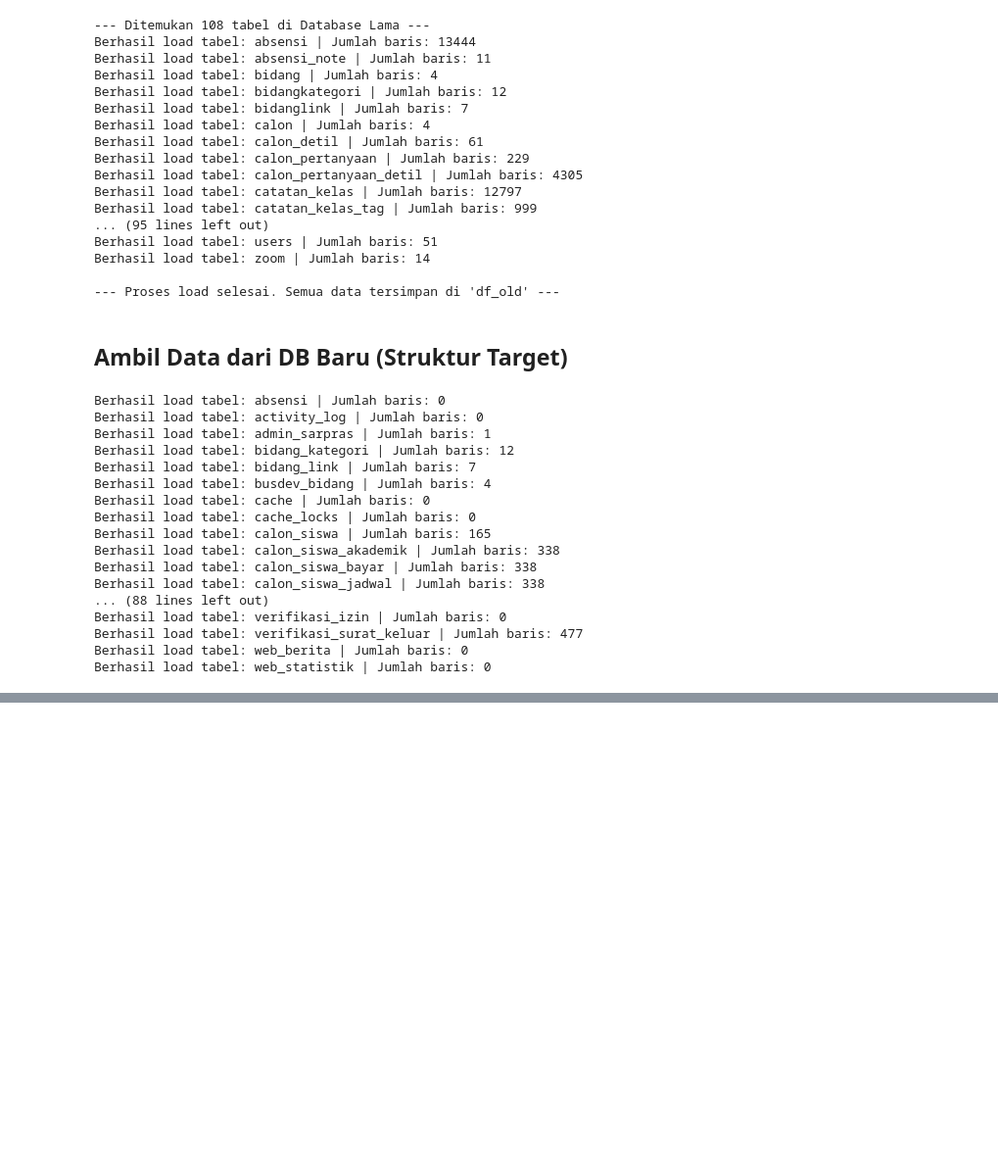
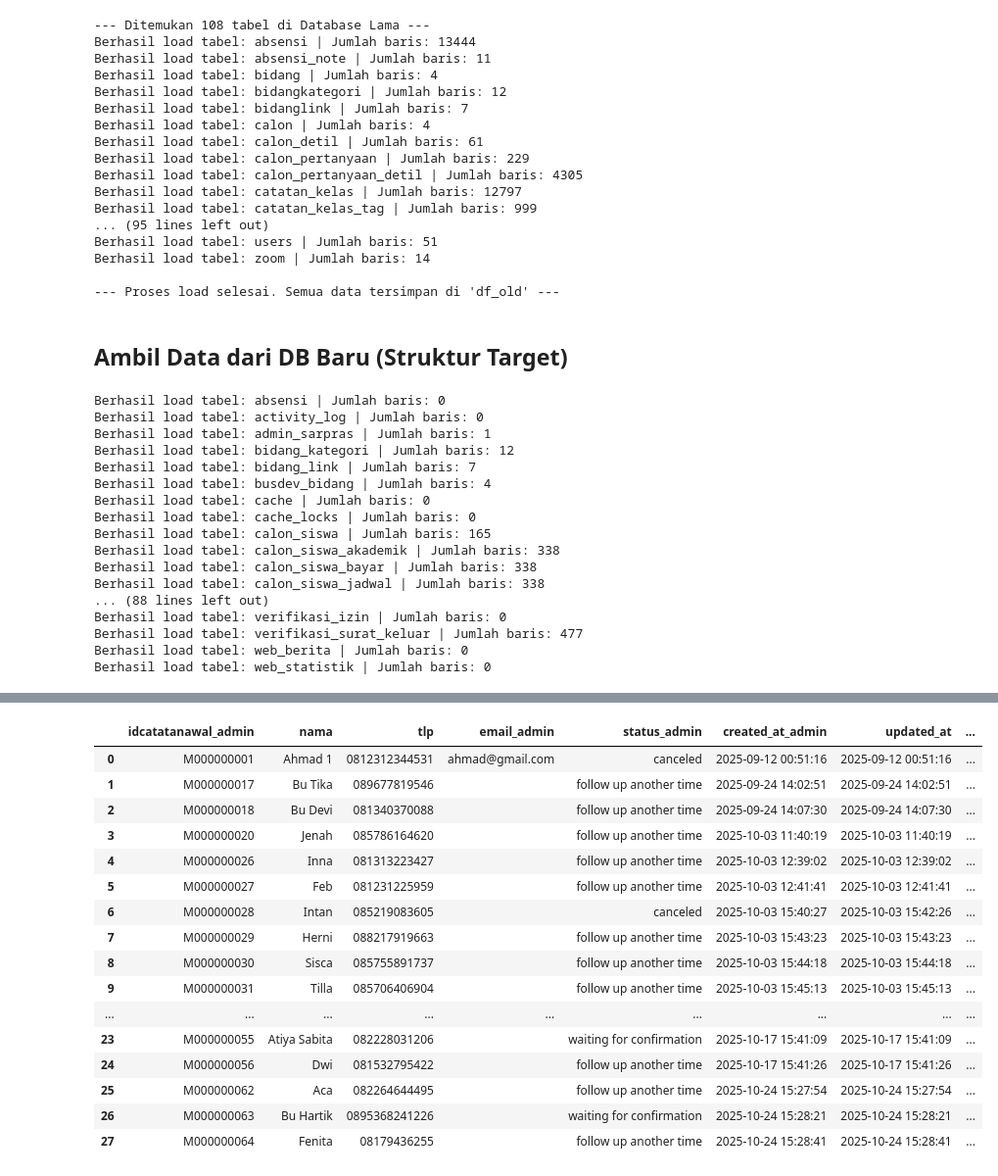
Before and after one commit to umamhaniff/DB_Migration_Leap, a Jupyter notebook: fase_3/script_cimut copy.ipynb, the cells around one changed output, grey strips where cells are left out. Shown at 98% size. Drawn from its saved outputs; the diff is of its cells as text; code cells hidden in the pictures; blank space fills up the shorter version.

```diff
--- a/fase_3/script_cimut copy.ipynb
+++ b/fase_3/script_cimut copy.ipynb
@@ -1144,0 +298,66 @@ print("✓ Berhasil mengamankan backup data ke berkas 'df_new_kontak_prospek.pkl
+# %%
+print("=================================================================")
+print(" 🚀 FASE 3 REBORN - TAHAP 2: PERKAWINAN DATA (TABLE 3 & 4) 🚀 ")
+print("=================================================================")
+
+# ===============================================================================
+# A. PEMBERSIHAN KUNCI (NATURAL KEY) SEBELUM DI-JOIN
+# ===============================================================================
+# Kita gunakan EMAIL sebagai kunci utama perkawinan.
+# Kita ubah jadi huruf kecil semua (.lower()) dan hilangkan spasi nyasar (.strip())
+
+all_form_detil['join_email'] = all_form_detil['email'].astype(str).str.lower().str.strip()
+all_catatan_awal_admin['join_email'] = all_catatan_awal_admin['email'].astype(str).str.lower().str.strip()
+
+# ===============================================================================
+# B. MEMBUAT TABLE 3: LEFT JOIN (Anak yang ngisi Form + Histori FO)
+# ===============================================================================
+# Base table: all_form_detil
+table_3_left_join = pd.merge(
+    all_form_detil,
+    all_catatan_awal_admin,
+    on='join_email',
+    how='left',
+    suffixes=('_form', '_admin') # Jika ada kolom sama, tambahkan penanda
+)
+
+# ===============================================================================
+# C. MEMBUAT TABLE 4: LEFT EXCLUSIVE JOIN (Anak yang HANYA tanya ke FO)
+# ===============================================================================
+# Base table: all_catatan_awal_admin
+temp_exclusive_merge = pd.merge(
+    all_catatan_awal_admin,
+    all_form_detil,
+    on='join_email',
+    how='left',
+    indicator=True,
+    suffixes=('_admin', '_form')
+)
+
+# Ambil HANYA yang berasal dari 'left_only' (Catatan FO saja, tidak match ke Form)
+table_4_exclusive = temp_exclusive_merge[temp_exclusive_merge['_merge'] == 'left_only'].copy()
+
+# 🎯 PERBAIKAN CIMUT: Reset nomor index agar urutannya kembali rapi (0, 1, 2, 3... 27)
+table_4_exclusive = table_4_exclusive.reset_index(drop=True)
+
+# Buang kolom '_merge' karena sudah tidak dipakai
+table_4_exclusive = table_4_exclusive.drop(columns=['_merge'])
+
+# ===============================================================================
+# D. AUDIT HASIL PERKAWINAN
+# ===============================================================================
+print(f"✅ TABLE 3 (Form + FO) dibuat! Total: {len(table_3_left_join)} baris.")
+print(f"✅ TABLE 4 (Hanya FO / Ghosting) dibuat! Total: {len(table_4_exclusive)} baris.")
+
+# Cek berapa banyak anak di Table 3 yang berhasil ditarik data FO-nya
+jumlah_match_fo = table_3_left_join['idcatatanawal_admin'].notna().sum()
+print(f"   -> Dari {len(table_3_left_join)} anak di form, ada {jumlah_match_fo} anak yang rekam jejak FO-nya berhasil dikawinkan!")
+
+print("\n--- Pratinjau Table 3 ---")
+display(table_3_left_join)
+display(table_3_left_join.info(verbose=True, show_counts=True))
+
+print("\n--- Pratinjau Table 4 ---")
+display(table_4_exclusive)
+display(table_4_exclusive.info(verbose=True, show_counts=True))
+# %% [output]
@@ -1144,0 +404,17 @@ print("✓ Berhasil mengamankan backup data ke berkas 'df_new_kontak_prospek.pkl
+|  | idcatatanawal_admin | nama | tlp | email_admin | status_admin | created_at_admin | updated_at | ... |
+| 0 | M000000001 | Ahmad 1 | 0812312344531 | ahmad@gmail.com | canceled | 2025-09-12 00:51:16 | 2025-09-12 00:51:16 | ... |
+| 1 | M000000017 | Bu Tika | 089677819546 |  | follow up another time | 2025-09-24 14:02:51 | 2025-09-24 14:02:51 | ... |
+| 2 | M000000018 | Bu Devi | 081340370088 |  | follow up another time | 2025-09-24 14:07:30 | 2025-09-24 14:07:30 | ... |
+| 3 | M000000020 | Jenah | 085786164620 |  | follow up another time | 2025-10-03 11:40:19 | 2025-10-03 11:40:19 | ... |
+| 4 | M000000026 | Inna | 081313223427 |  | follow up another time | 2025-10-03 12:39:02 | 2025-10-03 12:39:02 | ... |
+| 5 | M000000027 | Feb | 081231225959 |  | follow up another time | 2025-10-03 12:41:41 | 2025-10-03 12:41:41 | ... |
+| 6 | M000000028 | Intan | 085219083605 |  | canceled | 2025-10-03 15:40:27 | 2025-10-03 15:42:26 | ... |
+| 7 | M000000029 | Herni | 088217919663 |  | follow up another time | 2025-10-03 15:43:23 | 2025-10-03 15:43:23 | ... |
+| 8 | M000000030 | Sisca | 085755891737 |  | follow up another time | 2025-10-03 15:44:18 | 2025-10-03 15:44:18 | ... |
+| 9 | M000000031 | Tilla | 085706406904 |  | follow up another time | 2025-10-03 15:45:13 | 2025-10-03 15:45:13 | ... |
+| ... | ... | ... | ... | ... | ... | ... | ... | ... |
+| 23 | M000000055 | Atiya Sabita | 082228031206 |  | waiting for confirmation | 2025-10-17 15:41:09 | 2025-10-17 15:41:09 | ... |
+| 24 | M000000056 | Dwi | 081532795422 |  | follow up another time | 2025-10-17 15:41:26 | 2025-10-17 15:41:26 | ... |
+| 25 | M000000062 | Aca | 082264644495 |  | follow up another time | 2025-10-24 15:27:54 | 2025-10-24 15:27:54 | ... |
+| 26 | M000000063 | Bu Hartik | 0895368241226 |  | waiting for confirmation | 2025-10-24 15:28:21 | 2025-10-24 15:28:21 | ... |
+| 27 | M000000064 | Fenita | 08179436255 |  | follow up another time | 2025-10-24 15:28:41 | 2025-10-24 15:28:41 | ... |
```
Also changed, not shown: parts of 67 cells of this notebook, 12 other files.
